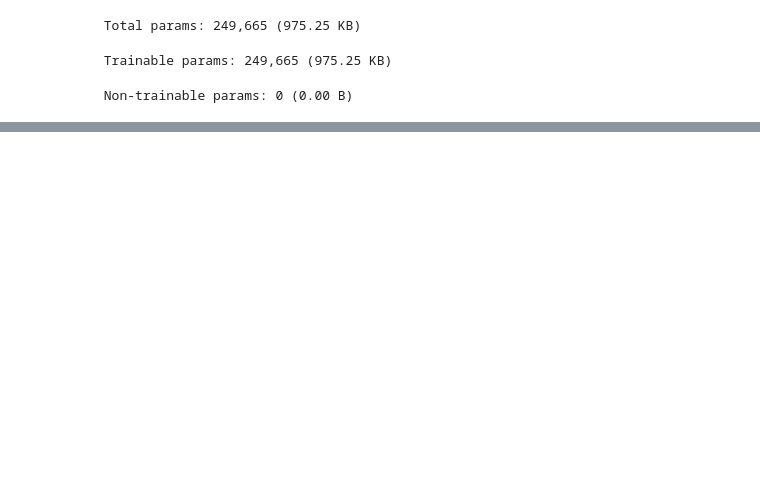
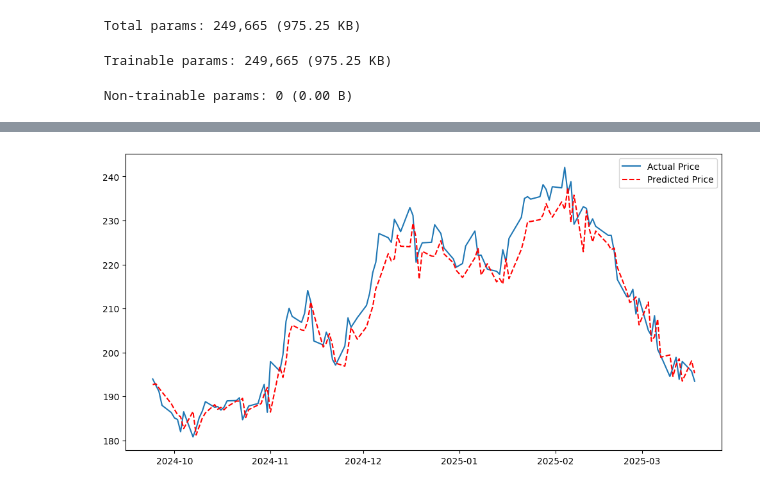
Before and after one commit to roshmita/amazon-stock-lstm, a Jupyter notebook: Stock_Price_Prediction.ipynb, the cells around one changed output, grey strips where cells are left out. Cells and saved outputs as stored; diff of their text form; code cells hidden in the pictures; blank space fills up the shorter version.

```diff
--- a/Stock_Price_Prediction.ipynb
+++ b/Stock_Price_Prediction.ipynb
@@ -253,10 +262,12 @@ print("Mean absolute error on test set: ", mae)
 # %%
 # Plot actual vs. predicted prices
 plt.figure(figsize=(12, 6))
 plt.plot(df.index[-len(y_test):], y_test, label="Actual Price")
-plt.plot(df.index[-len(y_pred):], y_pred, label="Predicted Price")
+plt.plot(df.index[-len(y_pred):], y_pred, label="Predicted Price", color='red', linestyle='dashed')
 plt.legend()
 plt.show()
+# %% [output]
+[figure, added]
 # %%
 # Future predictions
 def predict_future(n_days):
```
Also changed, not shown: parts of 8 cells of this notebook.
